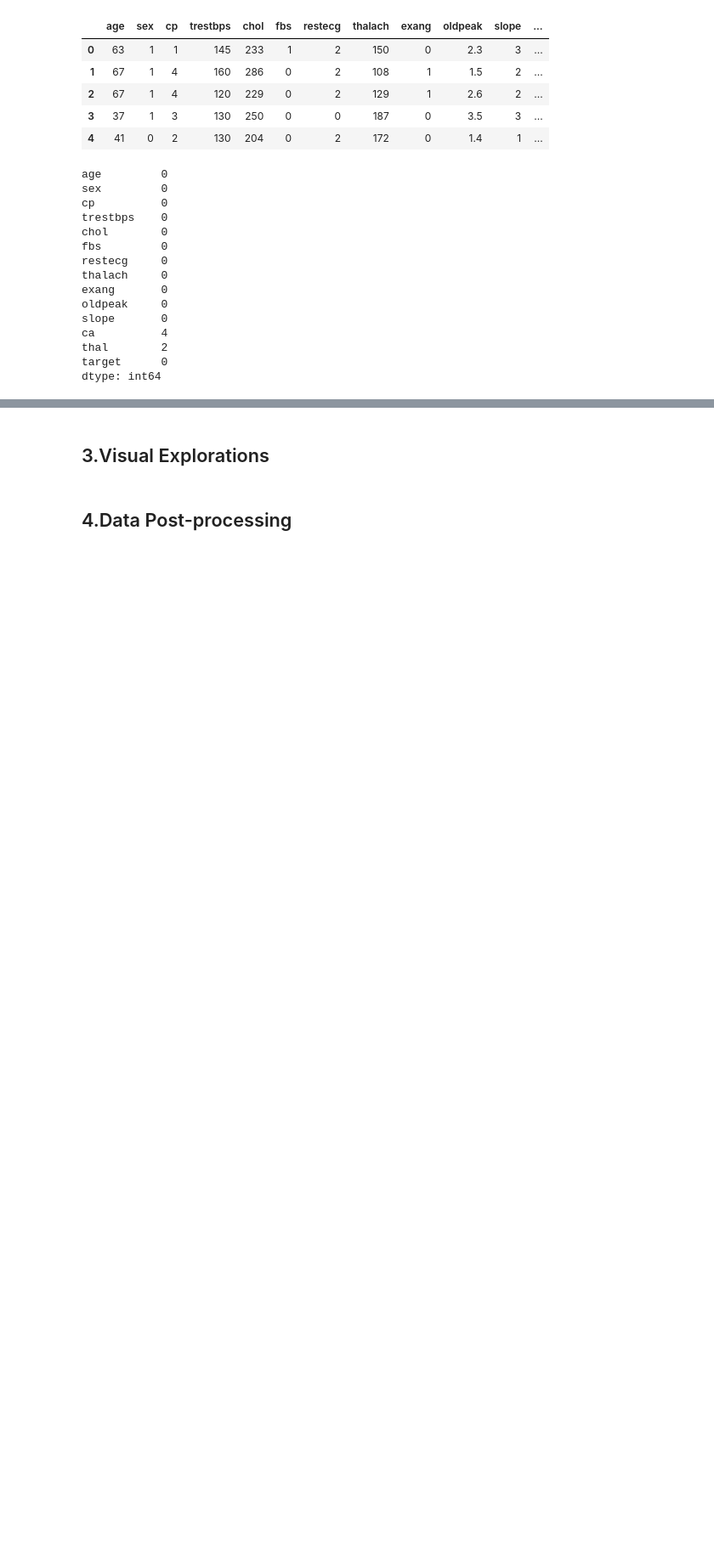
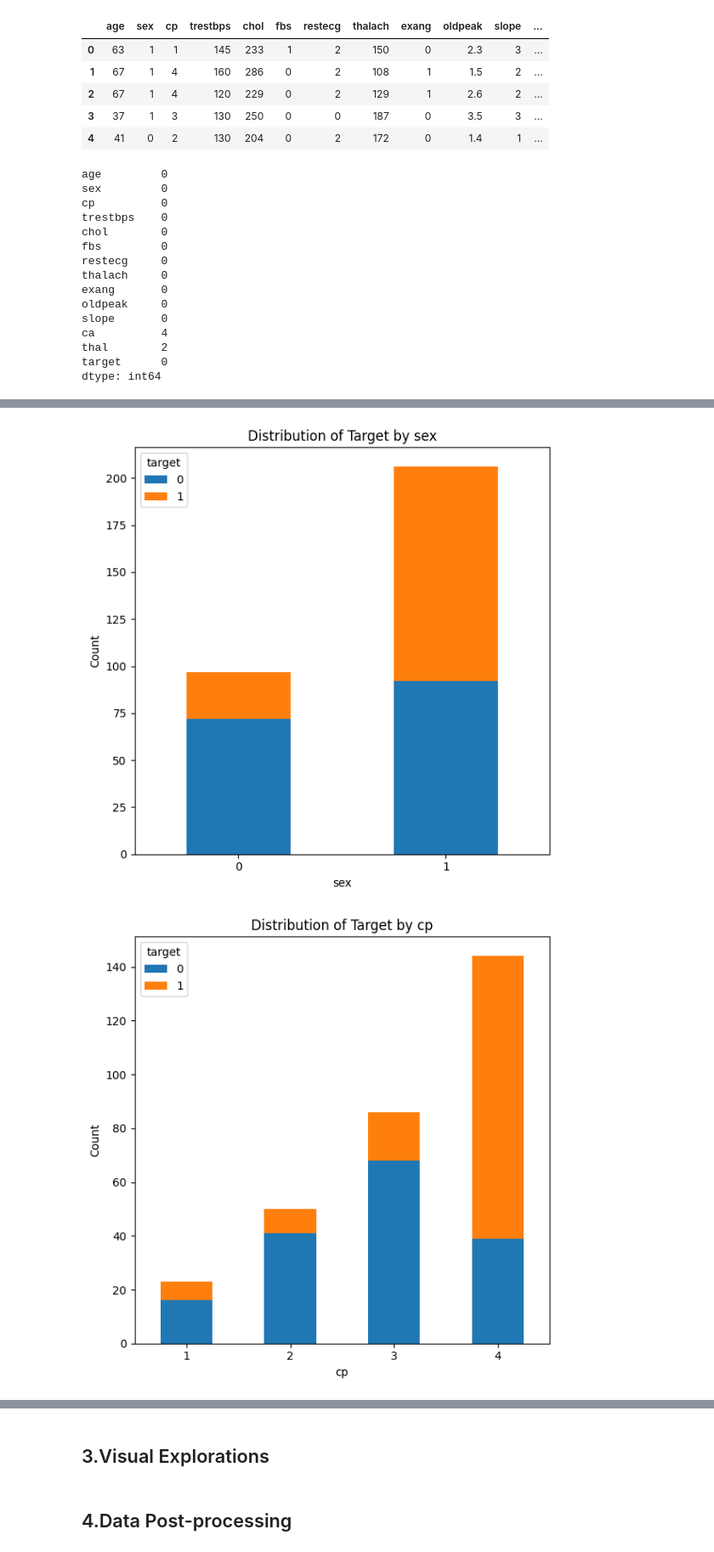
Before and after one commit to mylethidiem/data-science-artificial-intelligence-projects, a Jupyter notebook: Heart-Disease-Diagnosis/notebooks/Feature_Engineering.ipynb, the cells around one changed output, grey strips where cells are left out. Shown at 85% size. Drawn from its saved outputs; the diff is of its cells as text; code cells hidden in the pictures; blank space fills up the shorter version.

```diff
--- a/Heart-Disease-Diagnosis/notebooks/Feature_Engineering.ipynb
+++ b/Heart-Disease-Diagnosis/notebooks/Feature_Engineering.ipynb
@@ -102,0 +115,18 @@ display(raw.describe())
+# %%
+# Plot count plots for categorical columns
+for col in categorical_cols:
+    plt.figure(figsize=(6, 6))
+    raw.groupby([col, 'target']).size().unstack().plot(
+        kind='bar',        # bar chart
+        stacked=True,      # Stack the bars (shows how 'target' is split within each category).
+        ax=plt.gca()       # Plot the chart onto the current figure.
+    )
+    plt.title(f'Distribution of Target by {col}')
+    plt.xlabel(col)
+    plt.ylabel('Count')
+    plt.xticks(rotation=0) # X-axis labels horizontal for easy reading.
+    plt.tight_layout()
+    plt.show()
+# %% [output]
+[figure, added]
+[figure, added]
```
Also changed, not shown: parts of 3 cells of this notebook, 1 other file.
